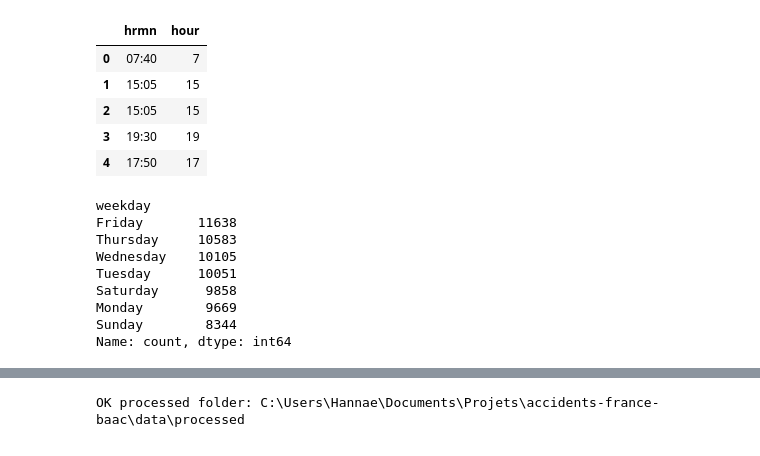
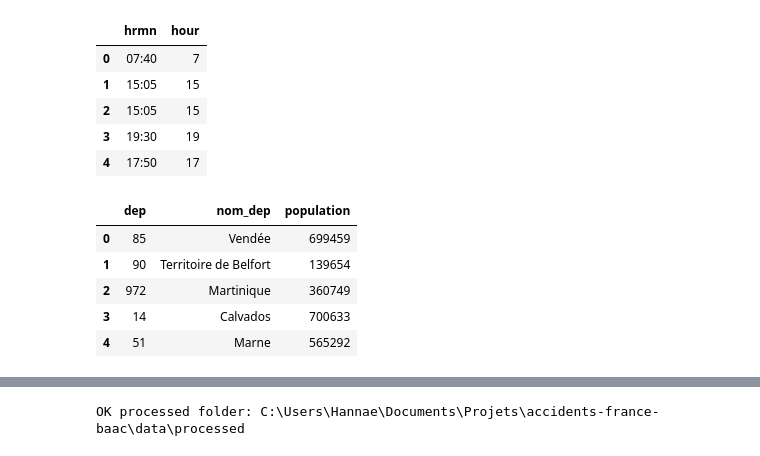
Before and after one commit to hannae-carpin/accidents-france-baac, a Jupyter notebook: notebooks/01_eda.ipynb, the cells around one changed output, grey strips where cells are left out. Drawn from its saved outputs; the diff is of its cells as text; code cells hidden in the pictures.

```diff
--- a/notebooks/01_eda.ipynb
+++ b/notebooks/01_eda.ipynb
@@ -202,16 +201,36 @@ acc[["hrmn", "hour"]].head()
 | 2 | 15:05 | 15 |
 | 3 | 19:30 | 19 |
 | 4 | 17:50 | 17 |
-# %%
-acc["hour"].value_counts().sort_index().head()
-acc["weekday"].value_counts()
-# %% [output]
-weekday
-Friday       11638
-Thursday     10583
-Wednesday    10105
-Tuesday      10051
-Saturday      9858
-Monday        9669
-Sunday        8344
-Name: count, dtype: int64
+# %%
+import pandas as pd
+
+POPULATION = Path("../data/population/POPULATION_MUNICIPALE_DEPARTEMENT_FRANCE.xlsx")
+
+pop = pd.read_excel(
+    POPULATION,
+    dtype={"dep": str}
+)
+
+pop = (
+    pop
+    .rename(columns={
+        "p21_pop": "population"
+    })
+    [["dep", "nom_dep", "population"]]
+)
+
+pop["dep"] = pop["dep"].str.zfill(2)
+
+pop.shape
+pop.isna().sum()
+pop["dep"].nunique()
+pop["population"].describe()
+
+pop.head()
+# %% [output]
+|  | dep | nom_dep | population |
+| 0 | 85 | Vendée | 699459 |
+| 1 | 90 | Territoire de Belfort | 139654 |
+| 2 | 972 | Martinique | 360749 |
+| 3 | 14 | Calvados | 700633 |
+| 4 | 51 | Marne | 565292 |
```
Also changed, not shown: parts of 5 cells of this notebook, 13 other files.
